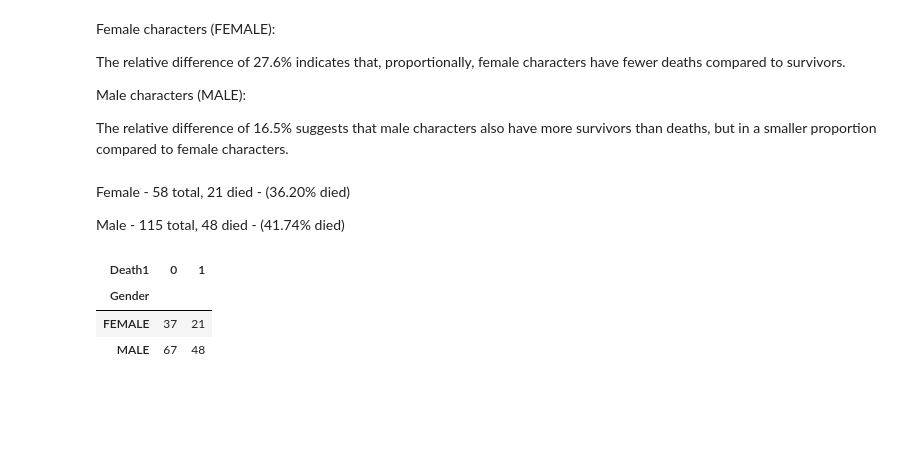
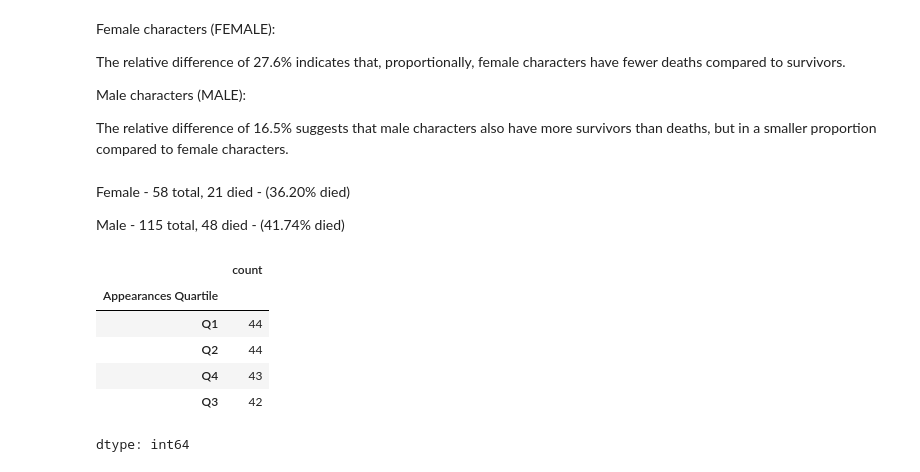
Before and after one commit to viktoruebelhart/avengers, a Jupyter notebook: avengers.ipynb, the cells around one changed output. Cells and saved outputs as stored; diff of their text form; code cells hidden in the pictures; blank space fills up the shorter version.

```diff
--- a/avengers.ipynb
+++ b/avengers.ipynb
@@ -681,10 +688,3 @@ The relative difference of 16.5% suggests that male characters also have more su
 Female - 58 total, 21 died - (36.20% died)
 
 Male - 115 total, 48 died - (41.74% died)
-# %%
-death_counts
-# %% [output]
-| Death1 | 0 | 1 |
-| Gender |  |  |
-| FEMALE | 37 | 21 |
-| MALE | 67 | 48 |
@@ -690,0 +697,10 @@ death_counts
+# %%
+df['Appearances Quartile'].value_counts()
+# %% [output]
+|  | count |
+| Appearances Quartile |  |
+| Q1 | 44 |
+| Q2 | 44 |
+| Q4 | 43 |
+| Q3 | 42 |
+dtype: int64
```
Also changed, not shown: parts of 3 cells of this notebook.
